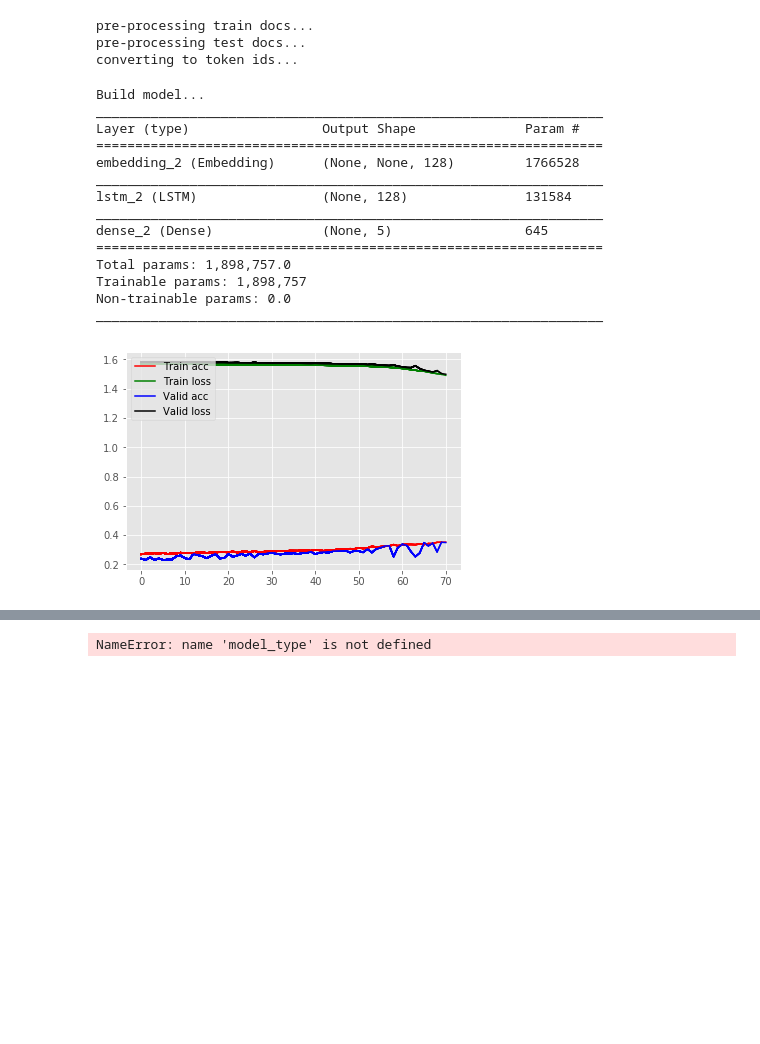
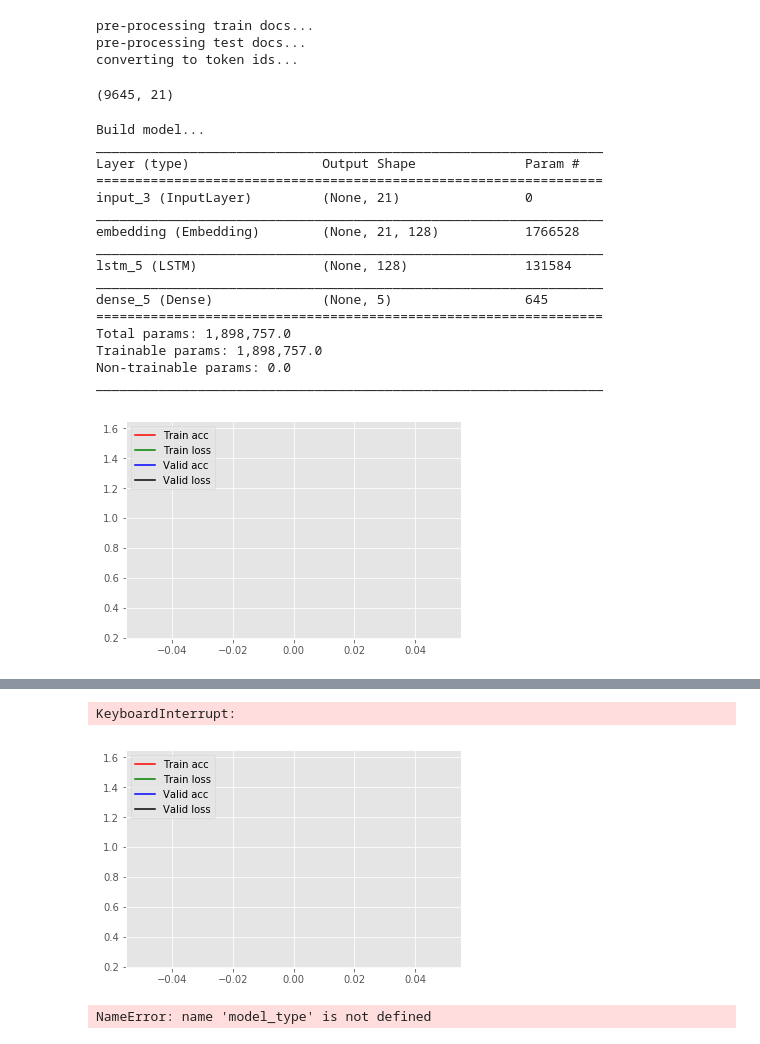
Before and after one commit to svjan5/CNN-for-text-classification, a Jupyter notebook: LSTM/LSTM_Main.ipynb, the cells around one changed output, grey strips where cells are left out. Drawn from its saved outputs; the diff is of its cells as text; code cells hidden in the pictures; blank space fills up the shorter version.

Commit message:
Updated LSTM code again

```diff
--- a/LSTM/LSTM_Main.ipynb
+++ b/LSTM/LSTM_Main.ipynb
@@ -87,13 +89,25 @@ converting to token ids...
 batch_size = 32
 maxlen = seq_len
 dictionary_size = len(dictionary.keys())
+# %%
+x_train.shape
+# %% [output]
+(9645, 21)
 # %%
 print('Build model...')
-model = Sequential()
-model.add(Embedding(dictionary_size, 128))
-model.add(LSTM(128, dropout=0.2, recurrent_dropout=0.2))
-model.add(Dense(num_labels, activation='softmax'))
+embedding_dim = 128
+lstm_units = 128
 
+model_input = Input(shape =  (seq_len, ))
+
+z = Embedding(dictionary_size, embedding_dim,
+              input_length=seq_len,
+              name="embedding", trainable=True)(model_input)
+
+z = LSTM(lstm_units, dropout=0.2, recurrent_dropout=0.2)(z)
+model_output = Dense(num_labels, activation='softmax')(z)
+
+model = Model(model_input, model_output)
 # try using different optimizers and different optimizer configs
 model.summary()
 # %% [output]
@@ -101,14 +115,16 @@ Build model...
 _________________________________________________________________
 Layer (type)                 Output Shape              Param #
 =================================================================
-embedding_2 (Embedding)      (None, None, 128)         1766528
+input_3 (InputLayer)         (None, 21)                0
 _________________________________________________________________
-lstm_2 (LSTM)                (None, 128)               131584
+embedding (Embedding)        (None, 21, 128)           1766528
 _________________________________________________________________
-dense_2 (Dense)              (None, 5)                 645
+lstm_5 (LSTM)                (None, 128)               131584
+_________________________________________________________________
+dense_5 (Dense)              (None, 5)                 645
 =================================================================
 Total params: 1,898,757.0
-Trainable params: 1,898,757
+Trainable params: 1,898,757.0
 Non-trainable params: 0.0
 _________________________________________________________________
 # %%
@@ -157,12 +173,12 @@ class Histories(keras.callbacks.Callback):
 # %%
 model.compile(loss='categorical_crossentropy',
               optimizer=optimizers.SGD(),
               metrics=['accuracy'])
 
 histories = Histories()
 res = model.fit(x_train, y_train,
           batch_size=batch_size,
-          epochs=200,
+          epochs=110,
           validation_data=(x_test, y_test), verbose=2, callbacks=[histories])
 # %% [output]
-[figure, old version]
+[figure, new version]
@@ -171,3 +187,5 @@ Epoch 72/200
+KeyboardInterrupt:
+[figure, added]
 # %%
 score, acc = model.evaluate(X_test, y_test,
                             batch_size=batch_size)
```
Also changed, not shown: parts of 2 cells of this notebook.
